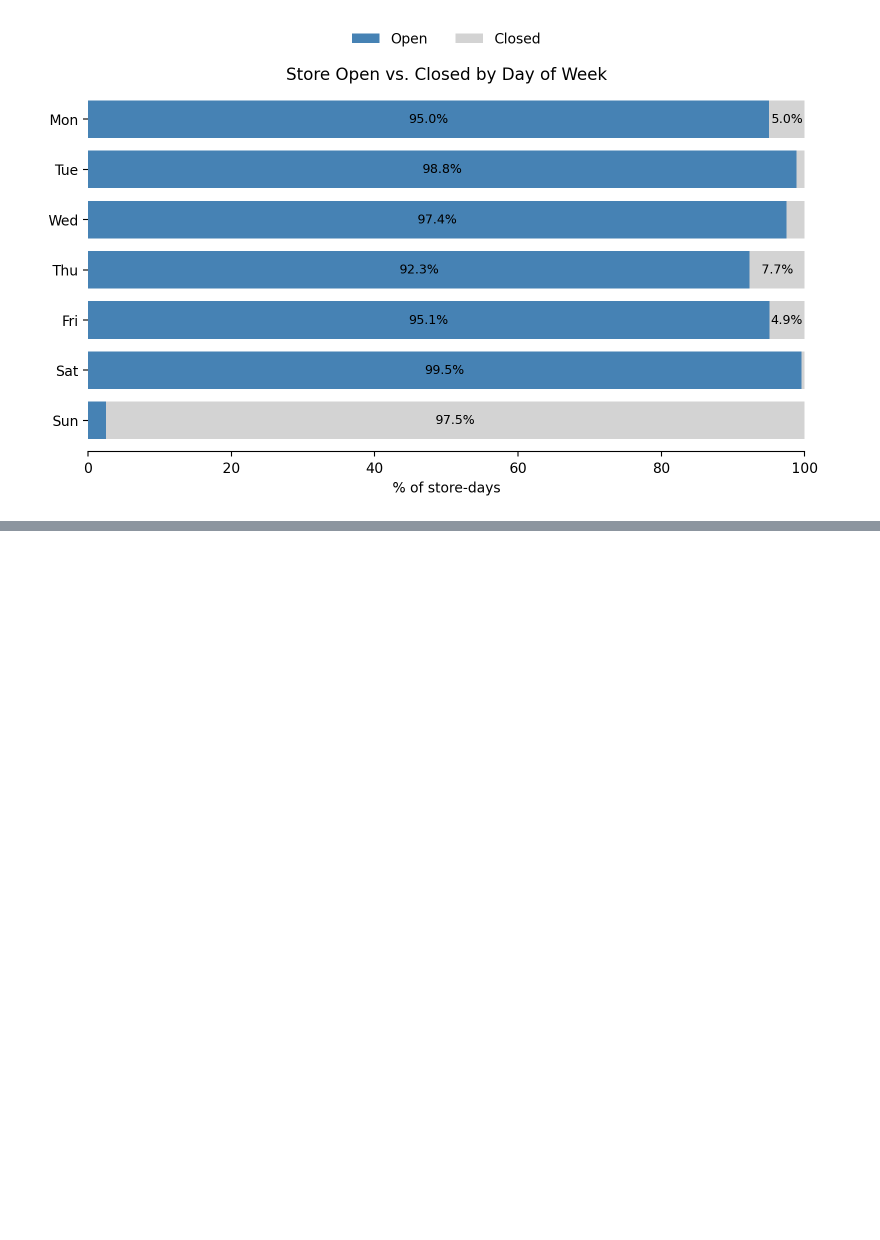
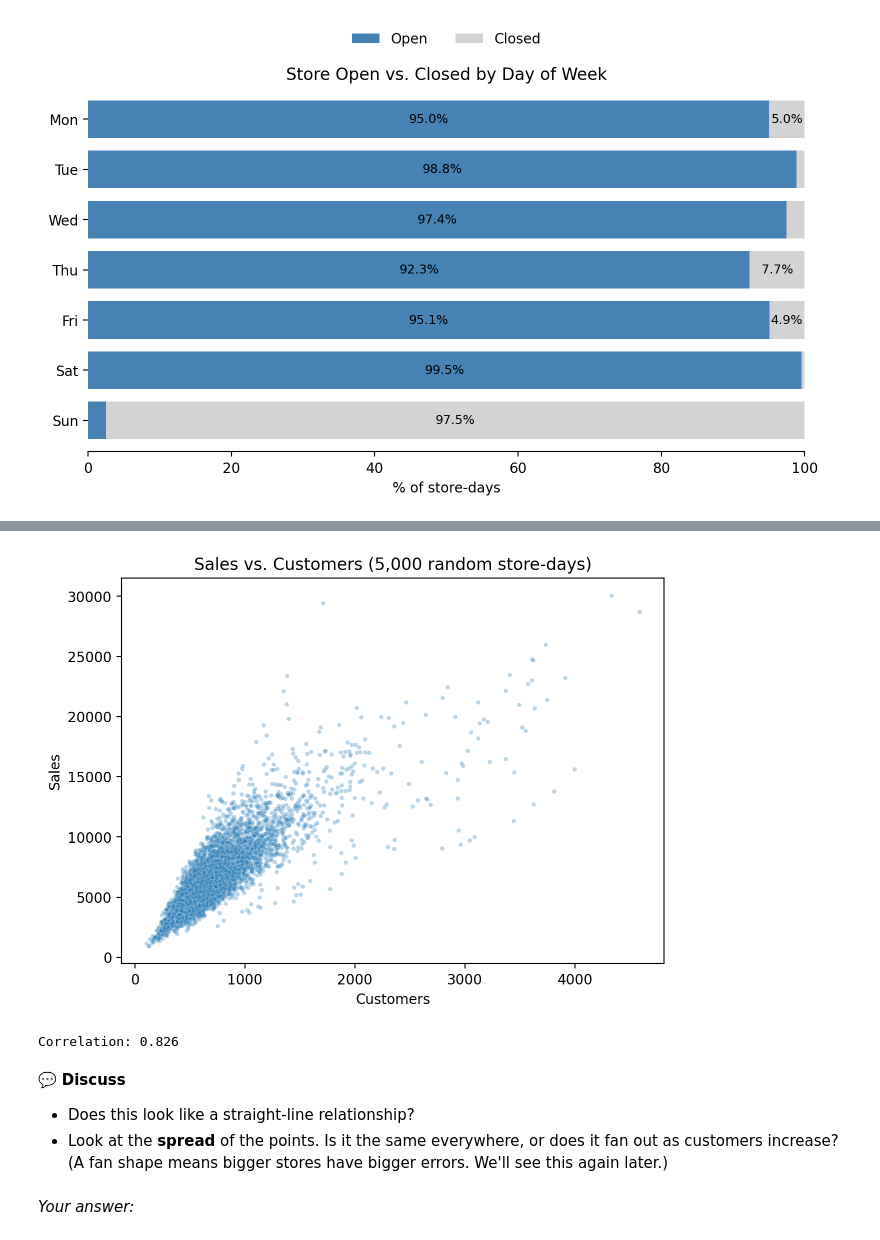
Before and after one commit to soniatyburczy/MLDS_workshops, a Jupyter notebook: Linear_Regression/linear_regression_solutions.ipynb, the cells around one changed output, grey strips where cells are left out. Cells and saved outputs as stored; diff of their text form; code cells hidden in the pictures; blank space fills up the shorter version.

```diff
--- a/Linear_Regression/linear_regression_solutions.ipynb
+++ b/Linear_Regression/linear_regression_solutions.ipynb
@@ -120,0 +177,8 @@ plt.show()
+# %%
+print(f"Share of rows where the store was closed: {(df['Open'] == 0).mean():.1%}")
+print(f"Open, zero sales: {((df['Open'] == 1) & (df['Sales'] == 0)).sum()} rows")
+
+df['StateHoliday'] = df['StateHoliday'].astype(str)
+df_open = df[(df['Open'] == 1) & (df['Sales'] > 0)].copy()
+df_open['Date'] = pd.to_datetime(df_open['Date'])
+df_open['Month'] = df_open['Date'].dt.month
@@ -121,3 +206,5 @@ plt.show()
 # %%
-train = df[df["Date"] < "2015-05-01"]
-test  = df[df["Date"] >= "2015-05-01"]
+train = df_open[df_open["Date"] < "2015-05-01"]
+test  = df_open[df_open["Date"] >= "2015-05-01"]
+
+print(f"Fraction in test: {len(test) / len(df_open):.1%}")
@@ -129,0 +232,18 @@ print(test.shape)
+# %%
+sample = train.sample(5000, random_state=42)
+
+plt.figure(figsize=(7, 5))
+sns.scatterplot(data=sample, x="Customers", y="Sales", alpha=0.3, s=10)
+plt.title("Sales vs. Customers (5,000 random store-days)")
+plt.show()
+
+print(f"Correlation: {train['Customers'].corr(train['Sales']):.3f}")
+# %% [output]
+[figure, added]
+Correlation: 0.826
+# %% [markdown]
+💬 **Discuss**
+- Does this look like a straight-line relationship?
+- Look at the **spread** of the points. Is it the same everywhere, or does it fan out as customers increase? (A fan shape means bigger stores have bigger errors. We'll see this again later.)
+# %% [markdown]
+*Your answer:*
```
Also changed, not shown: parts of 67 cells of this notebook.
